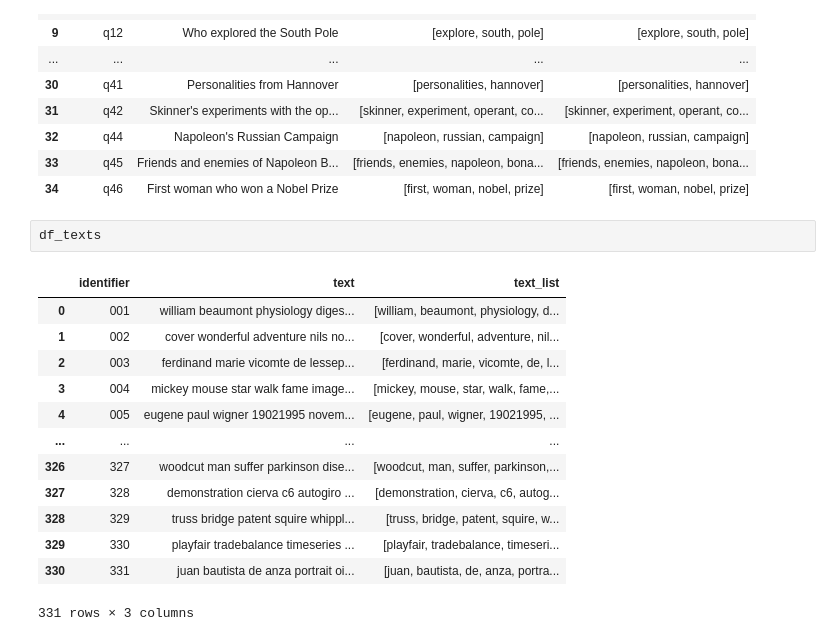
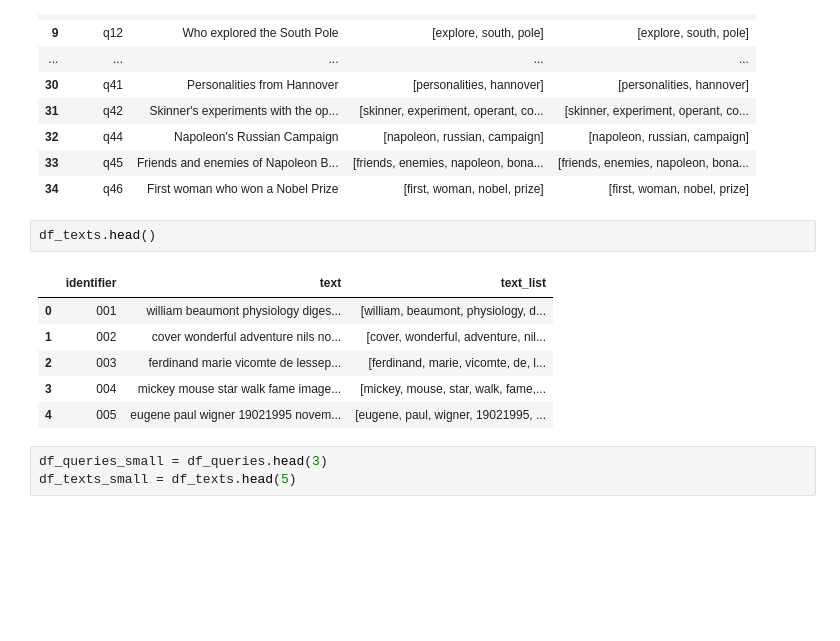
Before and after one commit to Tomas1307/NLP, a Jupyter notebook: HW01/gensimRRDV.ipynb, the cells around one changed output. Saved outputs shown, nothing was run; the diff lists cells and outputs as text; blank space fills up the shorter version.

```diff
--- a/HW01/gensimRRDV.ipynb
+++ b/HW01/gensimRRDV.ipynb
@@ -150,18 +108,14 @@ df_queries
 | 33 | q45 | Friends and enemies of Napoleon B... | [friends, enemies, napoleon, bona... | [friends, enemies, napoleon, bona... |
 | 34 | q46 | First woman who won a Nobel Prize | [first, woman, nobel, prize] | [first, woman, nobel, prize] |
 # %%
-df_texts
+df_texts.head()
 # %% [output]
 |  | identifier | text | text_list |
 | 0 | 001 | william beaumont physiology diges... | [william, beaumont, physiology, d... |
 | 1 | 002 | cover wonderful adventure nils no... | [cover, wonderful, adventure, nil... |
 | 2 | 003 | ferdinand marie vicomte de lessep... | [ferdinand, marie, vicomte, de, l... |
 | 3 | 004 | mickey mouse star walk fame image... | [mickey, mouse, star, walk, fame,... |
 | 4 | 005 | eugene paul wigner 19021995 novem... | [eugene, paul, wigner, 19021995, ... |
-| ... | ... | ... | ... |
-| 326 | 327 | woodcut man suffer parkinson dise... | [woodcut, man, suffer, parkinson,... |
-| 327 | 328 | demonstration cierva c6 autogiro ... | [demonstration, cierva, c6, autog... |
-| 328 | 329 | truss bridge patent squire whippl... | [truss, bridge, patent, squire, w... |
-| 329 | 330 | playfair tradebalance timeseries ... | [playfair, tradebalance, timeseri... |
-| 330 | 331 | juan bautista de anza portrait oi... | [juan, bautista, de, anza, portra... |
-331 rows × 3 columns
+# %%
+df_queries_small = df_queries.head(3)
+df_texts_small = df_texts.head(5)
```
Also changed, not shown: parts of 8 cells of this notebook, 1 other file.
